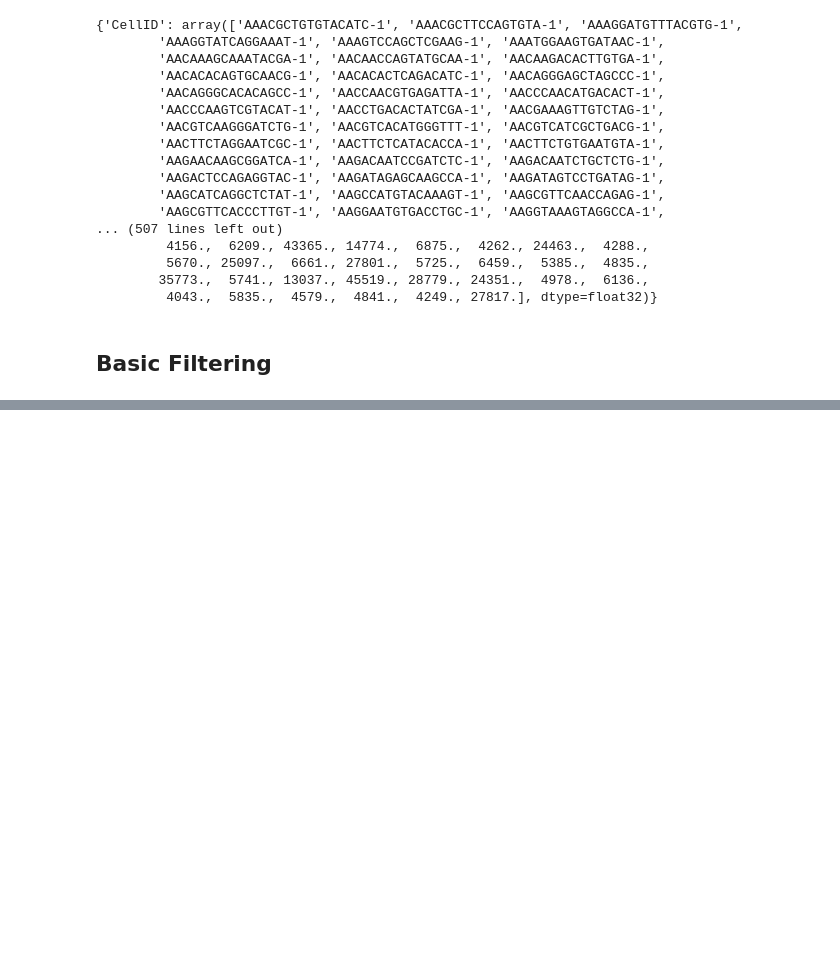
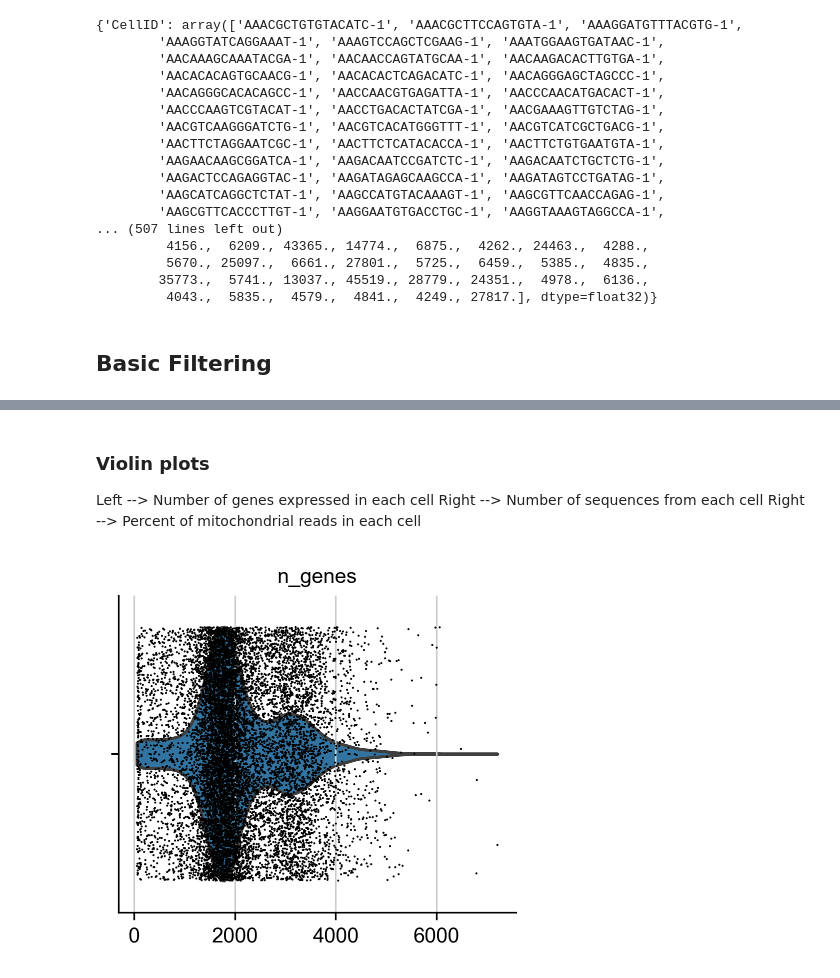
Before and after one commit to hossam-zaki/spurp-gene-expression-analysis, a Jupyter notebook: pySCENIC-Tutorial.ipynb, the cells around one changed output, grey strips where cells are left out. Cells and saved outputs as stored; diff of their text form; code cells hidden in the pictures; blank space fills up the shorter version.

```diff
--- a/pySCENIC-Tutorial.ipynb
+++ b/pySCENIC-Tutorial.ipynb
@@ -161,0 +268,11 @@ adata.obs
+# %% [markdown]
+### Violin plots
+
+Left --> Number of genes expressed in each cell
+Right --> Number of sequences from each cell
+Right --> Percent of mitochondrial reads in each cell
+# %%
+sc.pl.violin(adata, ['n_genes'],
+    jitter=0.4, multi_panel=True)
+# %% [output]
+[figure, added]
```
Also changed, not shown: parts of 33 cells of this notebook.
